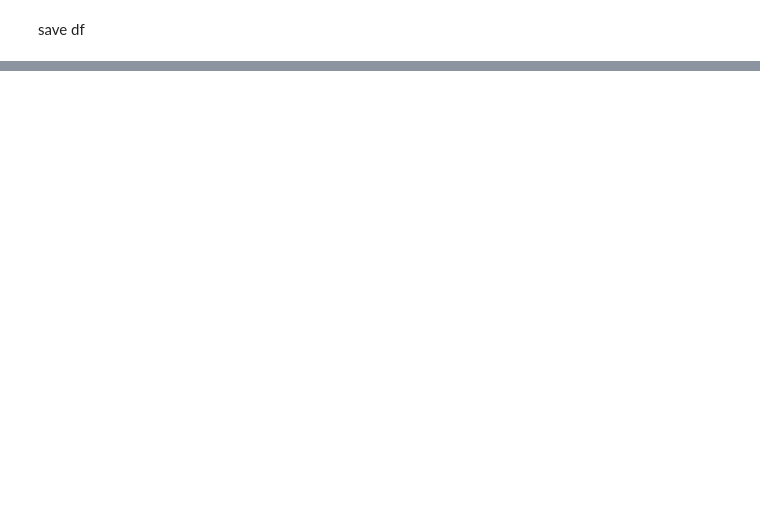
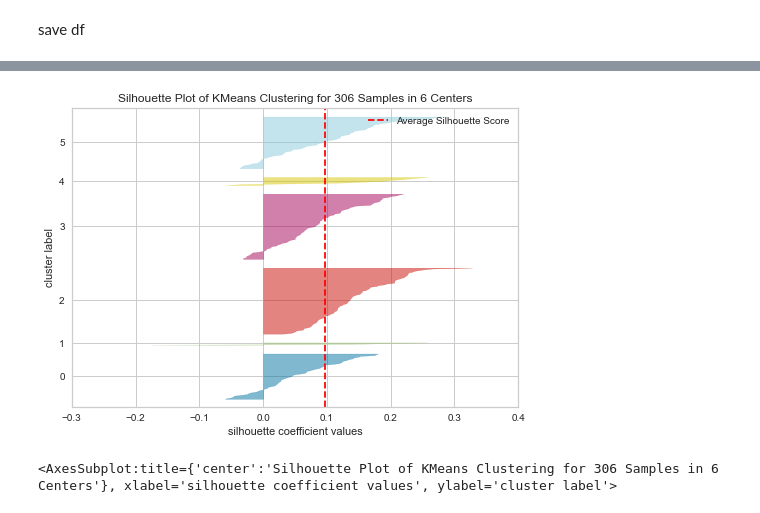
Before and after one commit to mlnima/ironhack-lab, a Jupyter notebook: week6/day3.ipynb, the cells around one changed output, grey strips where cells are left out. Saved outputs shown, nothing was run; the diff lists cells and outputs as text; code cells hidden in the pictures; blank space fills up the shorter version.

```diff
--- a/week6/day3.ipynb
+++ b/week6/day3.ipynb
@@ -108,0 +296,10 @@ array(['Topanga', "I Ain't Worried", 'Top Off',
+# %%
+kmeans2 = KMeans(n_clusters=50,
+                 init="k-means++",
+                 n_init=50,  # try with 1, 4, 8, 20, 30, 100...
+                 max_iter=10,
+                 tol=0,
+                 algorithm="elkan",
+                 random_state=1234)
+kmeans2.fit(X_scaled_df)
+print(kmeans2.inertia_)
@@ -108,0 +308,21 @@ array(['Topanga', "I Ain't Worried", 'Top Off',
+# %%
+K = range(2, 21)
+inertia = []
+
+for k in K:
+    print("Training a K-Means model with {} clusters! ".format(k))
+    print()
+    kmeans = KMeans(n_clusters=k,
+                    random_state=1234)
+    kmeans.fit(X_scaled_df)
+    inertia.append(kmeans.inertia_)
+
+import numpy as np
+import matplotlib.pyplot as plt
+
+plt.figure(figsize=(16, 8))
+plt.plot(K, inertia, 'bx-')
+plt.xlabel('k')
+plt.ylabel('inertia')
+plt.xticks(np.arange(min(K), max(K) + 1, 1.0))
+plt.title('Elbow Method showing the optimal k')
@@ -108,0 +349,10 @@ array(['Topanga', "I Ain't Worried", 'Top Off',
+# %%
+from yellowbrick.cluster import SilhouetteVisualizer
+
+model = KMeans(6, random_state=42)
+visualizer = SilhouetteVisualizer(model, colors='yellowbrick')
+visualizer.fit(X_scaled_df)  # Fit the data to the visualizer
+visualizer.show()  # Finalize and render the figure
+# %% [output]
+[figure, added]
+<AxesSubplot:title={'center':'Silhouette Plot of KMeans Clustering for 306 Samples in 6 Centers'}, xlabel='silhouette coefficient values', ylabel='cluster label'>
```
Also changed, not shown: parts of 22 cells of this notebook, 4 other files.
